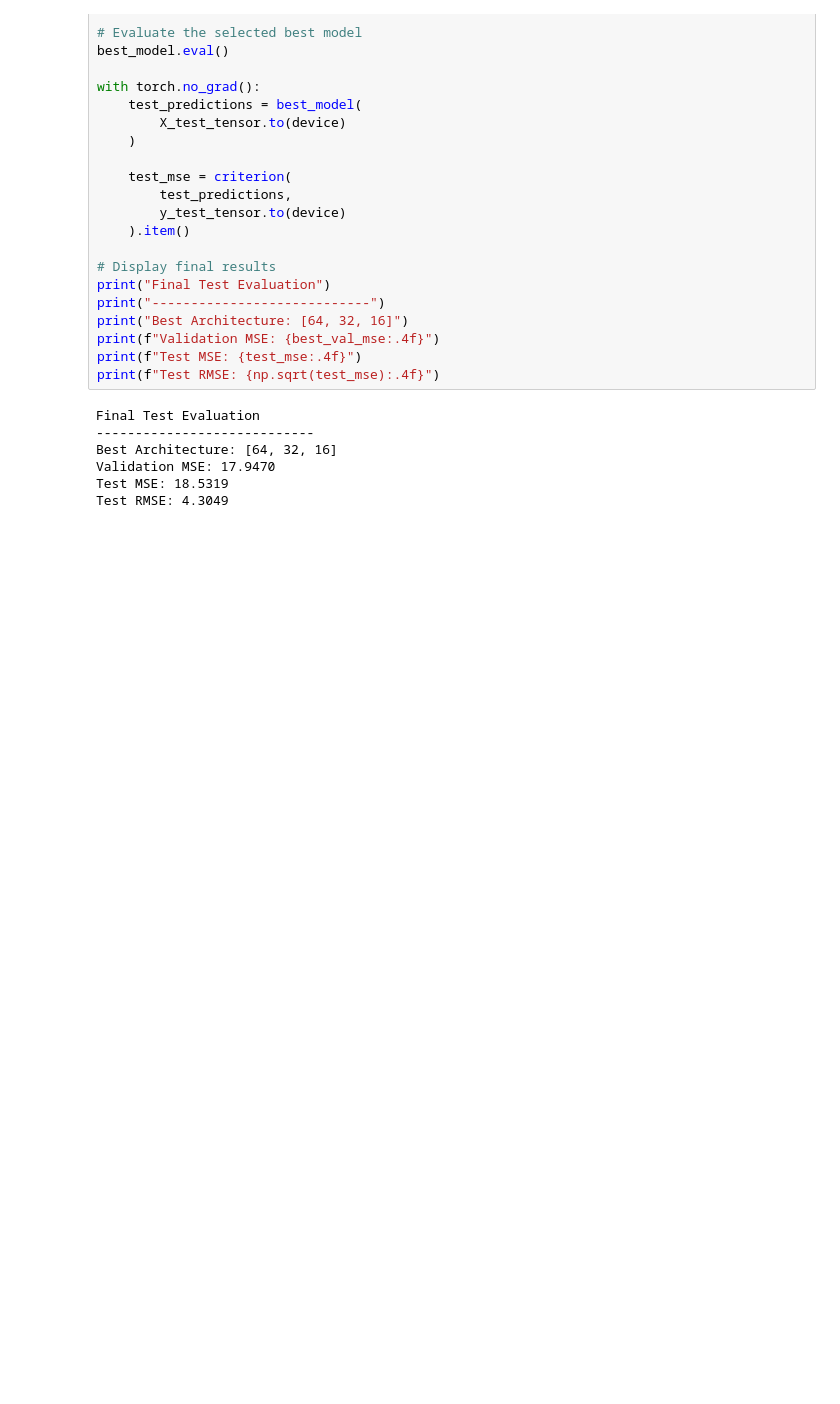
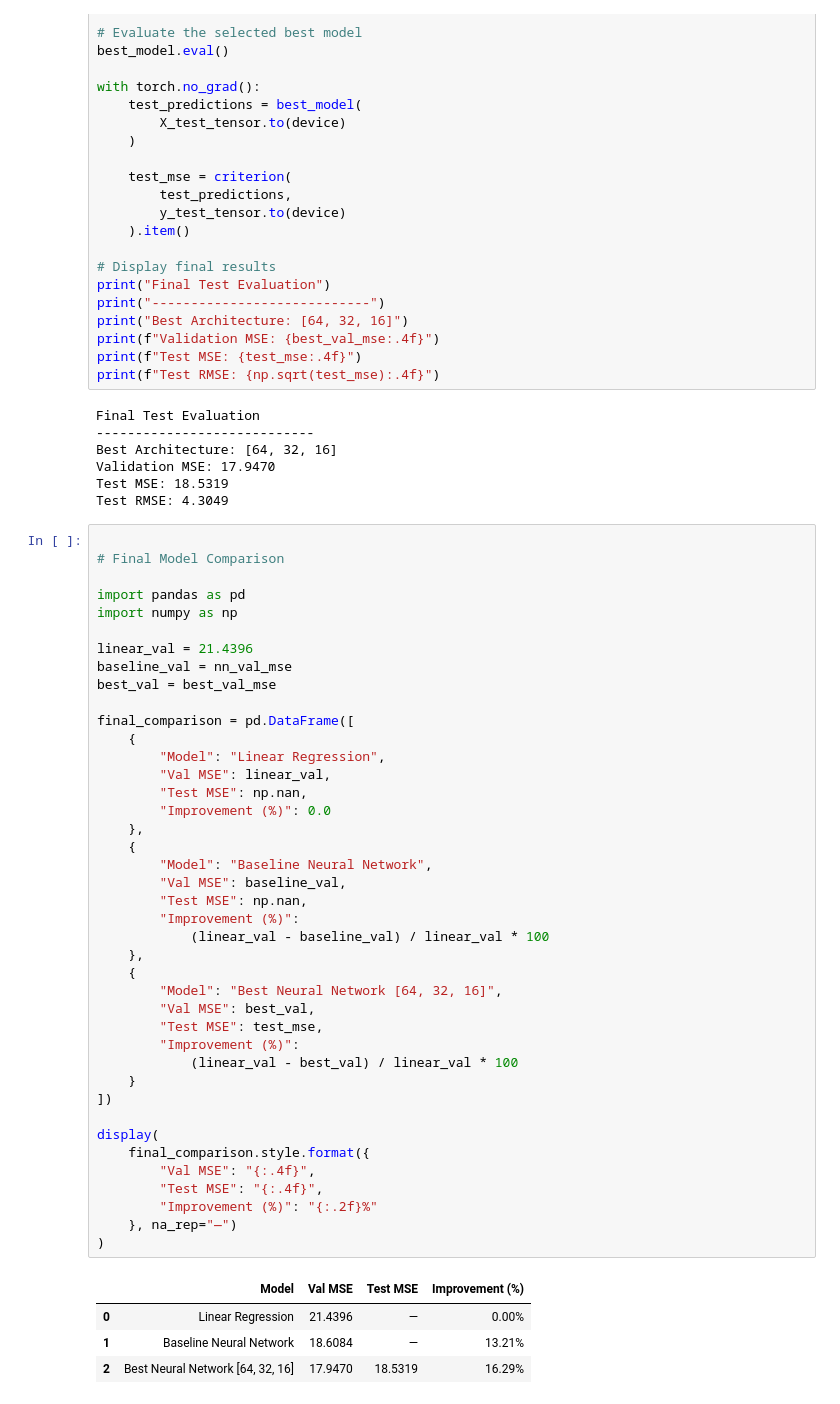
Before and after one commit to DOHA-BASEM3/DS330-Deep-Learning-Project, a Jupyter notebook: CCPP.ipynb, the cells around one changed output. Drawn from its saved outputs; the diff is of its cells as text; blank space fills up the shorter version.

```diff
--- a/CCPP.ipynb
+++ b/CCPP.ipynb
@@ -2966,3 +2968,49 @@ Best Architecture: [64, 32, 16]
 Validation MSE: 17.9470
 Test MSE: 18.5319
 Test RMSE: 4.3049
+# %%
+
+# Final Model Comparison
+
+import pandas as pd
+import numpy as np
+
+linear_val = 21.4396
+baseline_val = nn_val_mse
+best_val = best_val_mse
+
+final_comparison = pd.DataFrame([
+    {
+        "Model": "Linear Regression",
+        "Val MSE": linear_val,
+        "Test MSE": np.nan,
+        "Improvement (%)": 0.0
+    },
+    {
+        "Model": "Baseline Neural Network",
+        "Val MSE": baseline_val,
+        "Test MSE": np.nan,
+        "Improvement (%)":
+            (linear_val - baseline_val) / linear_val * 100
+    },
+    {
+        "Model": "Best Neural Network [64, 32, 16]",
+        "Val MSE": best_val,
+        "Test MSE": test_mse,
+        "Improvement (%)":
+            (linear_val - best_val) / linear_val * 100
+    }
+])
+
+display(
+    final_comparison.style.format({
+        "Val MSE": "{:.4f}",
+        "Test MSE": "{:.4f}",
+        "Improvement (%)": "{:.2f}%"
+    }, na_rep="—")
+)
+# %% [output]
+|  | Model | Val MSE | Test MSE | Improvement (%) |
+| 0 | Linear Regression | 21.4396 | — | 0.00% |
+| 1 | Baseline Neural Network | 18.6084 | — | 13.21% |
+| 2 | Best Neural Network [64, 32, 16] | 17.9470 | 18.5319 | 16.29% |
```
Also changed, not shown: parts of 1 cell of this notebook.
